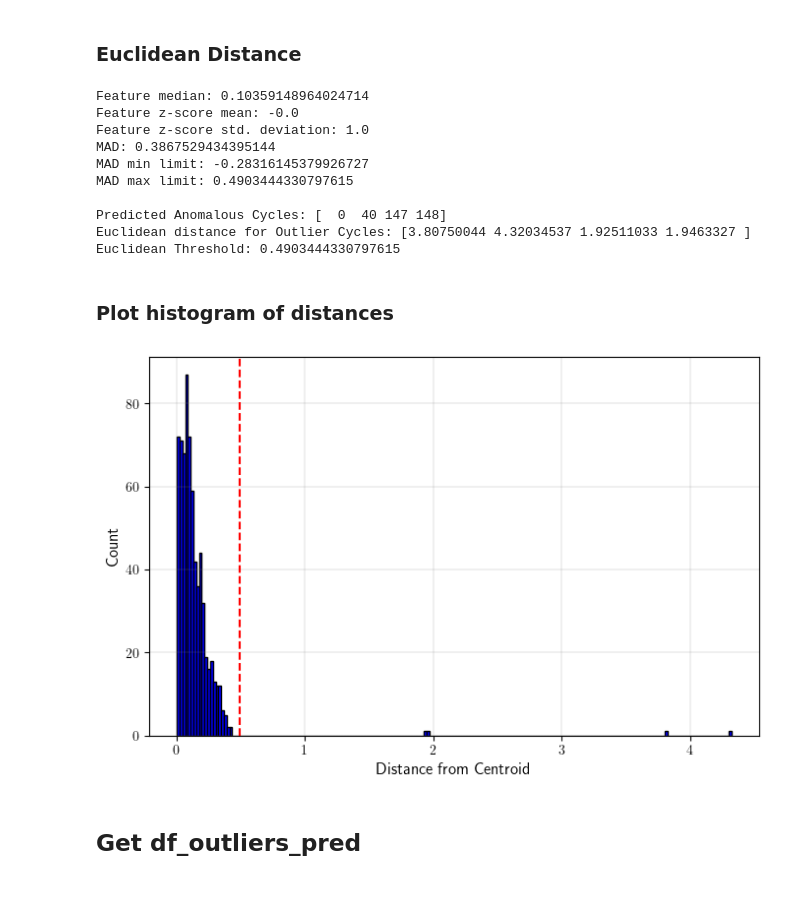
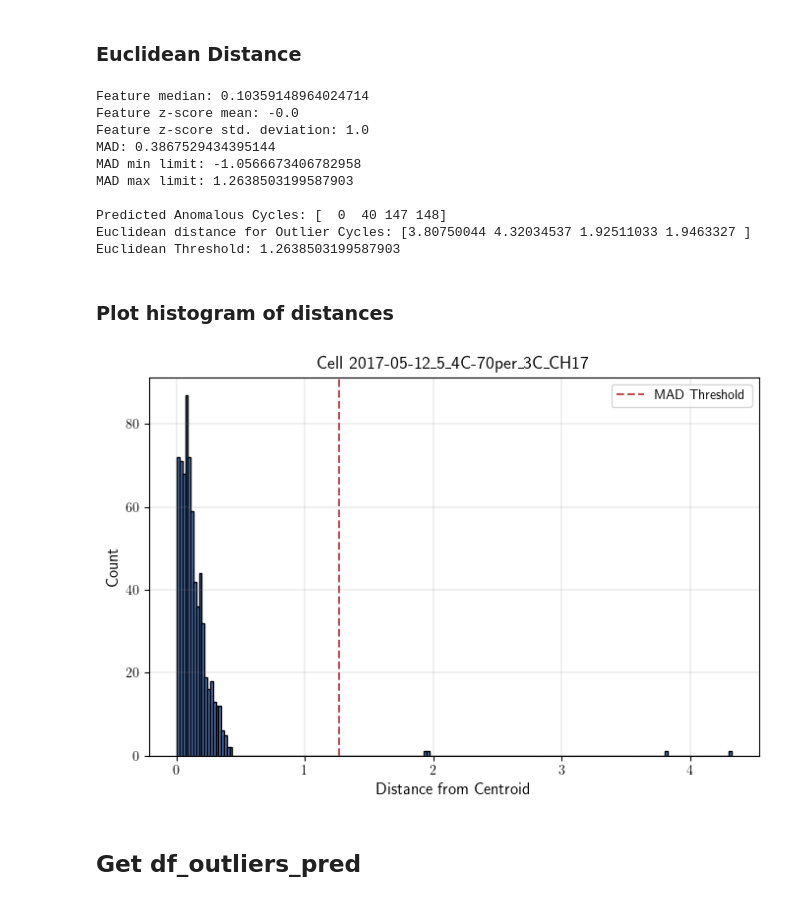
Before and after one commit to meichinpang/osbad, a Jupyter notebook: distance/distance_01_euclidean.ipynb, the cells around one changed output. Drawn from its saved outputs; the diff is of its cells as text; code cells hidden in the pictures.

Commit message:
refactored notebook for euclidean distance

```diff
--- a/distance/distance_01_euclidean.ipynb
+++ b/distance/distance_01_euclidean.ipynb
@@ -203,7 +203,9 @@ centroid = np.median(features, axis=0)
 # %% [markdown]
 ### Euclidean Distance
 # %%
-euclidean_dist = dbad.calculate_distance(metric_name="euclidean",
+metric_name= "euclidean"
+
+euclidean_dist = dbad.calculate_distance(metric_name=metric_name,
                                     features=features,
                                     centroid=centroid)
 
@@ -214,7 +216,8 @@ euclidean_dist = dbad.calculate_distance(metric_name="euclidean",
  pred_outlier_features,
  euclidean_threshold) = dbad.predict_outliers(
                             distance=euclidean_dist,
-                            features= features)
+                            features= features,
+                            mad_threshold=3)
 
 print("\nPredicted Anomalous Cycles:", pred_outlier_indices)
 print("Euclidean distance for Outlier Cycles:", pred_outlier_distance)
@@ -224,34 +227,45 @@ Feature median: 0.10359148964024714
 Feature z-score mean: -0.0
 Feature z-score std. deviation: 1.0
 MAD: 0.3867529434395144
-MAD min limit: -0.28316145379926727
-MAD max limit: 0.4903444330797615
+MAD min limit: -1.0566673406782958
+MAD max limit: 1.2638503199587903
 
 Predicted Anomalous Cycles: [  0  40 147 148]
 Euclidean distance for Outlier Cycles: [3.80750044 4.32034537 1.92511033 1.9463327 ]
-Euclidean Threshold: 0.4903444330797615
+Euclidean Threshold: 1.2638503199587903
 # %% [markdown]
 ### Plot histogram of distances
 # %%
-dbad.plot_hist_distance(euclidean_dist, euclidean_threshold)
+axplot = dbad.plot_hist_distance(distance=euclidean_dist,
+                              outlier_indices=pred_outlier_indices,
+                              threshold=euclidean_threshold)
 
-filename="euclidean_histogram"
+axplot.set_title(f"Cell {selected_cell_label}", fontsize=13)
+
+# axplot.set_xlabel(
+#     r"$\Delta Q_\textrm{scaled,max,cyc}\;\textrm{[Ah]}$",
+#     fontsize=12)
+# axplot.set_ylabel(
+#     r"$\Delta V_\textrm{scaled,max,cyc}\;\textrm{[V]}$",
+#     fontsize=12)
+
+filename=f"{metric_name}_histogram"
 output_fig_filename = (
     filename + "_"
     + selected_cell_label
     + ".png")
 
 fig_output_path = (
     selected_cell_artifacts.joinpath(output_fig_filename))
 
 plt.savefig(
     fig_output_path,
     dpi=200,
     bbox_inches="tight")
 
 plt.show()
 # %% [output]
-[figure, old version]
+[figure, new version]
 # %% [markdown]
 ## Get df_outliers_pred
 # %%
```
Also changed, not shown: parts of 1 cell of this notebook.
